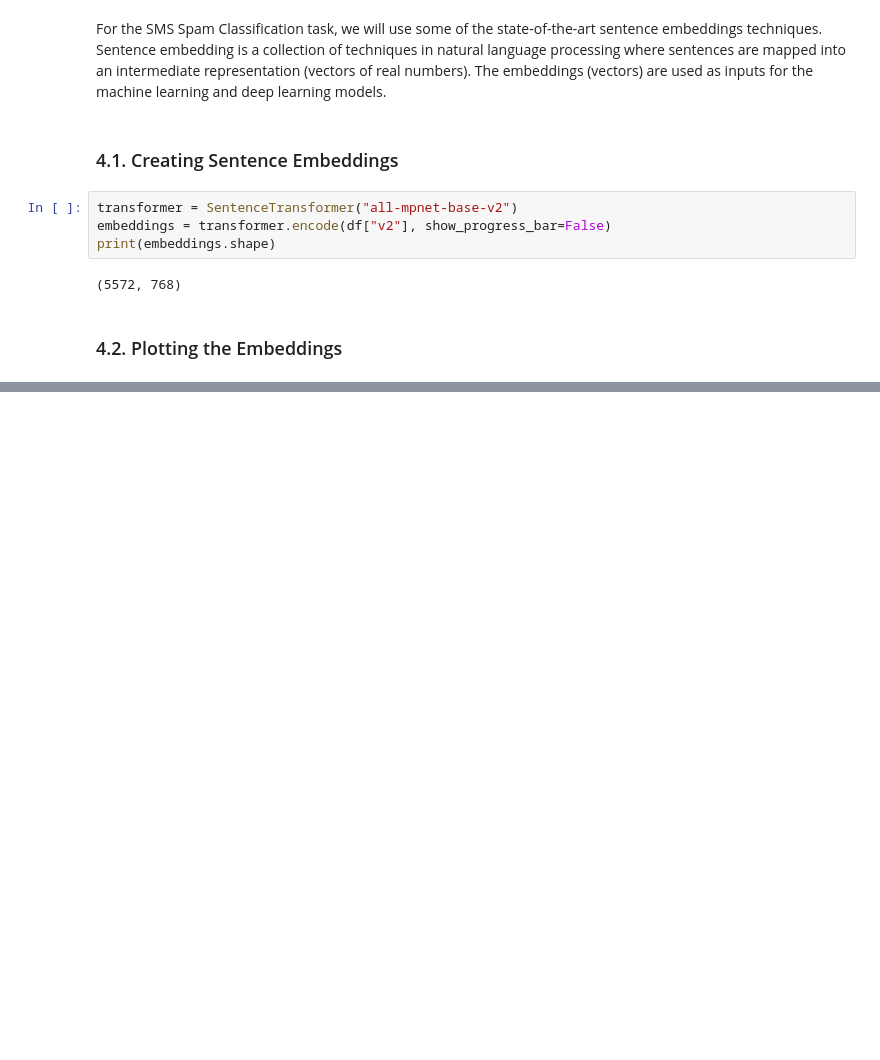
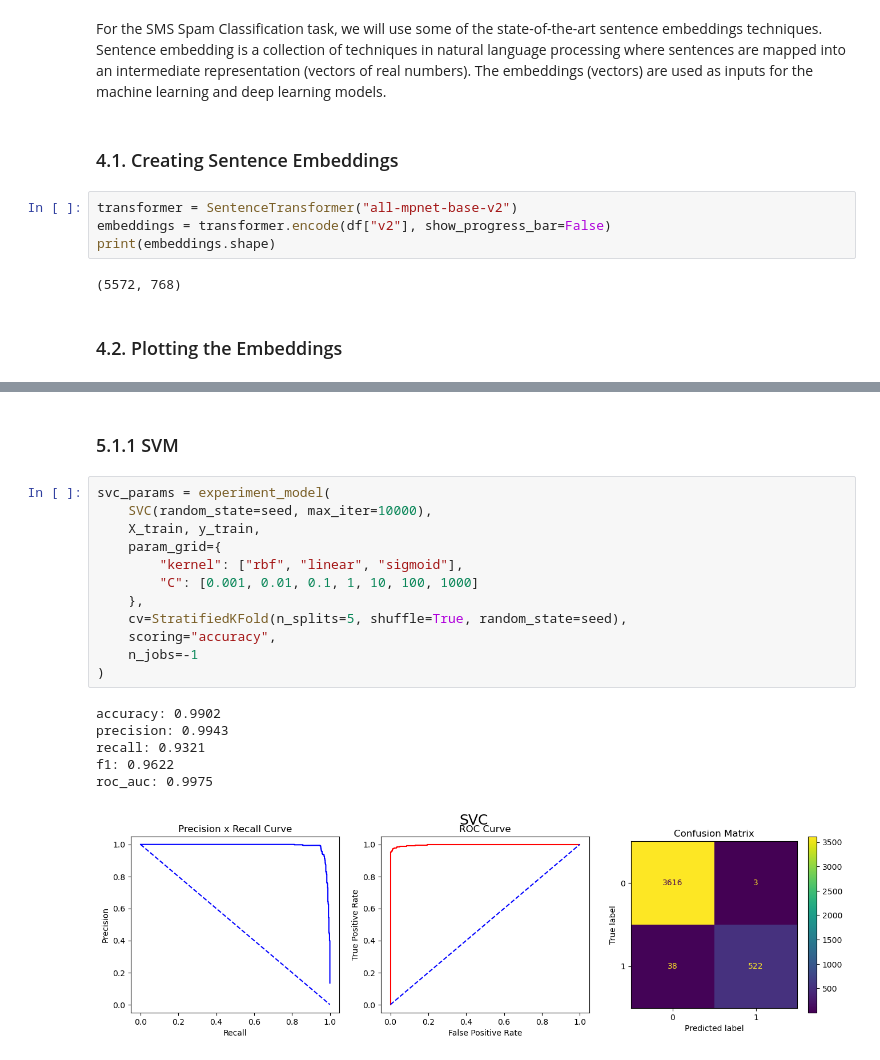
Before and after one commit to IgorTrevelin/data-science, a Jupyter notebook: SMS Spam Detection/spam.ipynb, the cells around one changed output, grey strips where cells are left out. Cells and saved outputs as stored; diff of their text form; blank space fills up the shorter version.

```diff
--- a/SMS Spam Detection/spam.ipynb
+++ b/SMS Spam Detection/spam.ipynb
@@ -148,0 +277,21 @@ X_test: (1393, 768)
+# %% [markdown]
+### <a id="svm"></a>5.1.1 SVM
+# %%
+svc_params = experiment_model(
+    SVC(random_state=seed, max_iter=10000),
+    X_train, y_train,
+    param_grid={
+        "kernel": ["rbf", "linear", "sigmoid"],
+        "C": [0.001, 0.01, 0.1, 1, 10, 100, 1000]
+    },
+    cv=StratifiedKFold(n_splits=5, shuffle=True, random_state=seed),
+    scoring="accuracy",
+    n_jobs=-1
+)
+# %% [output]
+accuracy: 0.9902
+precision: 0.9943
+recall: 0.9321
+f1: 0.9622
+roc_auc: 0.9975
+[figure, added]
```
Also changed, not shown: parts of 32 cells of this notebook.
